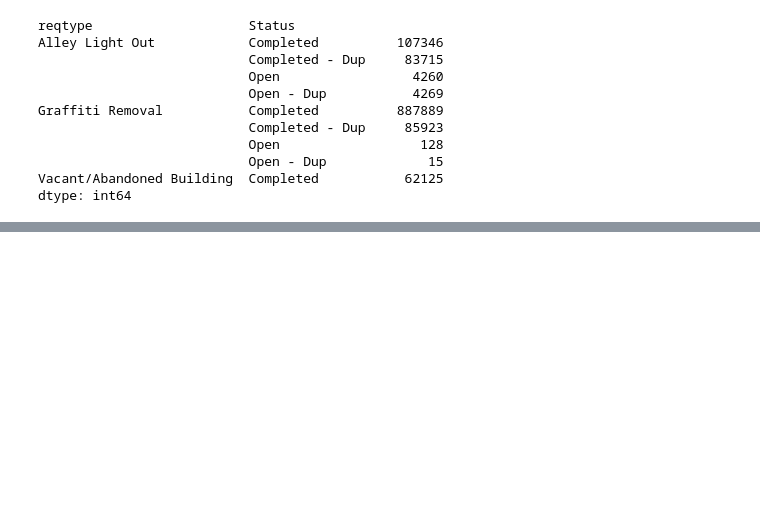
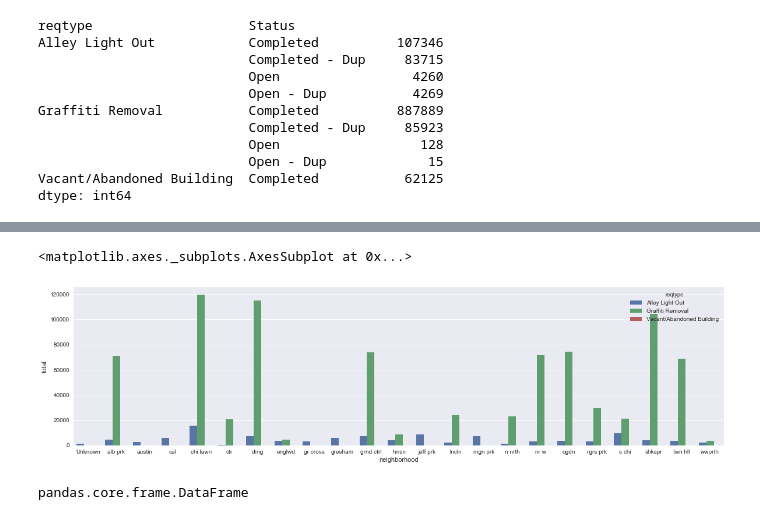
Before and after one commit to emmanechamkin/enechamkin_ML_for_public_policy, a Jupyter notebook: Problem Set 1.ipynb, the cells around one changed output, grey strips where cells are left out. Saved outputs shown, nothing was run; the diff lists cells and outputs as text; code cells hidden in the pictures; blank space fills up the shorter version.

```diff
--- a/Problem Set 1.ipynb
+++ b/Problem Set 1.ipynb
@@ -153,0 +165,14 @@ sns.barplot(x="neighborhood", y="Vacant/Abandoned Building", ax=ax, data=grouped
+# %%
+plt.subplots(figsize=(20,5))
+grouped = all_311.groupby(['neighborhood', 'reqtype', 'Status']).size().unstack().reset_index()
+grouped['total'] = grouped['Open'] + grouped['Completed']
+sns.barplot(x='neighborhood', y='total', hue='reqtype', data=grouped)
+# %% [output]
+<matplotlib.axes._subplots.AxesSubplot at 0x...>
+[figure, added]
+# %%
+grouped = all_311.groupby(['Creation Date', 'reqtype']).size().unstack().reset_index().fillna(0).set_index('Creation Date')
+grouped.index = grouped.index.to_datetime()
+grouped['date'] = grouped.index
+# %% [output]
+pandas.core.frame.DataFrame
```
Also changed, not shown: parts of 13 cells of this notebook.
